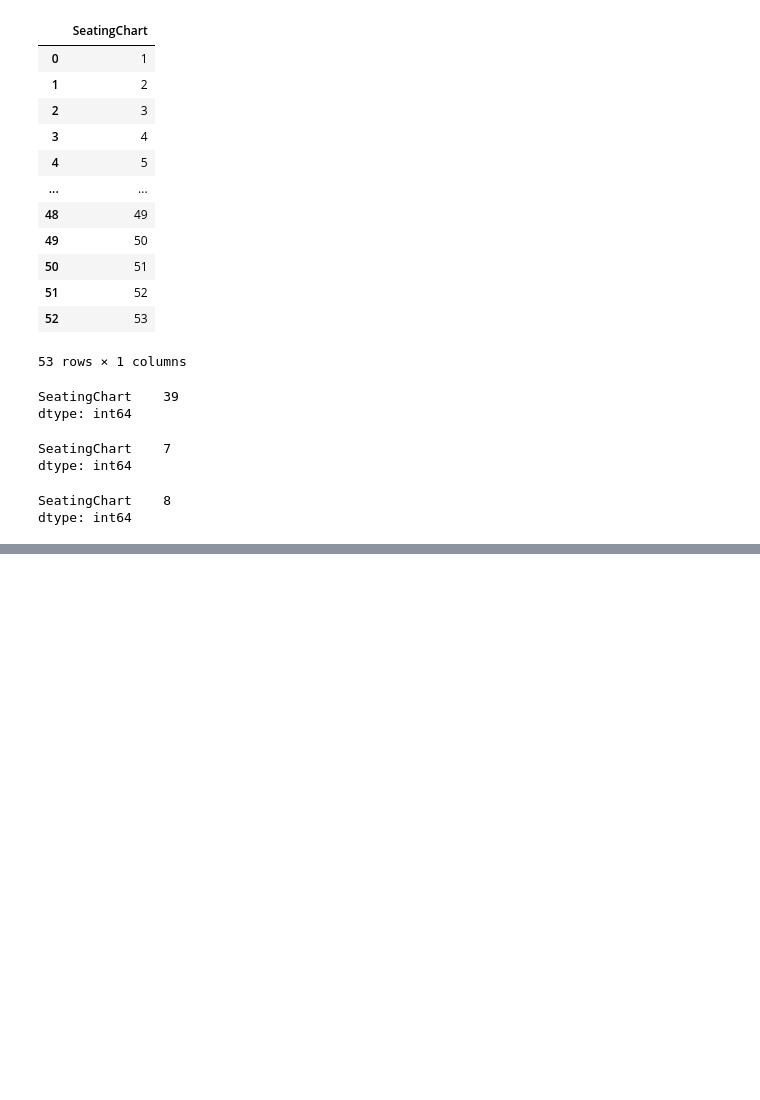
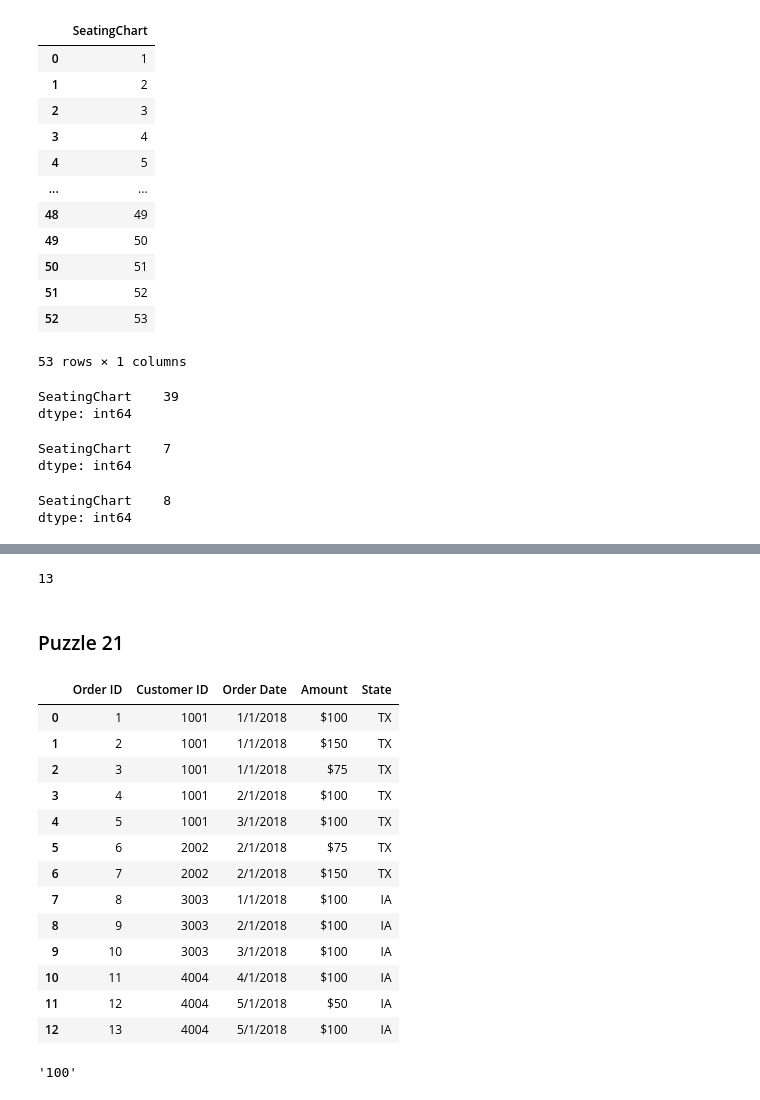
Before and after one commit to michailow/ETL-mastering, a Jupyter notebook: pandas version.ipynb, the cells around one changed output, grey strips where cells are left out. Drawn from its saved outputs; the diff is of its cells as text; code cells hidden in the pictures; blank space fills up the shorter version.

Commit message:
puzzlesupto25

```diff
--- a/pandas version.ipynb
+++ b/pandas version.ipynb
@@ -494,0 +521,34 @@ df.loc[df.groupby('Product ID')['Effective Date'].idxmax()]
+# %%
+len(["TX", "TX", "TX", "TX", "TX", "TX", "TX", "IA", "IA", "IA", "IA", "IA", "IA"])
+# %% [output]
+13
+# %% [markdown]
+### Puzzle 21
+# %%
+d = {'Order ID': [1, 2, 3, 4, 5, 6, 7, 8, 9, 10, 11, 12, 13],
+     'Customer ID': [1001, 1001, 1001, 1001, 1001, 2002, 2002, 3003, 3003, 3003, 4004, 4004, 4004],
+     'Order Date': ['1/1/2018', "1/1/2018", '1/1/2018', "2/1/2018", "3/1/2018", "2/1/2018", "2/1/2018", "1/1/2018", "2/1/2018", "3/1/2018", "4/1/2018", "5/1/2018", "5/1/2018"],
+     'Amount': ["$100", "$150", "$75", "$100", "$100", "$75", "$150", "$100", "$100", "$100", "$100", "$50", "$100"],
+     'State': ["TX", "TX", "TX", "TX", "TX", "TX", "TX", "IA", "IA", "IA", "IA", "IA", "IA"]}
+df = pd.DataFrame(data=d)
+# %%
+df
+# %% [output]
+|  | Order ID | Customer ID | Order Date | Amount | State |
+| 0 | 1 | 1001 | 1/1/2018 | $100 | TX |
+| 1 | 2 | 1001 | 1/1/2018 | $150 | TX |
+| 2 | 3 | 1001 | 1/1/2018 | $75 | TX |
+| 3 | 4 | 1001 | 2/1/2018 | $100 | TX |
+| 4 | 5 | 1001 | 3/1/2018 | $100 | TX |
+| 5 | 6 | 2002 | 2/1/2018 | $75 | TX |
+| 6 | 7 | 2002 | 2/1/2018 | $150 | TX |
+| 7 | 8 | 3003 | 1/1/2018 | $100 | IA |
+| 8 | 9 | 3003 | 2/1/2018 | $100 | IA |
+| 9 | 10 | 3003 | 3/1/2018 | $100 | IA |
+| 10 | 11 | 4004 | 4/1/2018 | $100 | IA |
+| 11 | 12 | 4004 | 5/1/2018 | $50 | IA |
+| 12 | 13 | 4004 | 5/1/2018 | $100 | IA |
+# %%
+"$100"[1:]
+# %% [output]
+'100'
```
Also changed, not shown: parts of 39 cells of this notebook.
